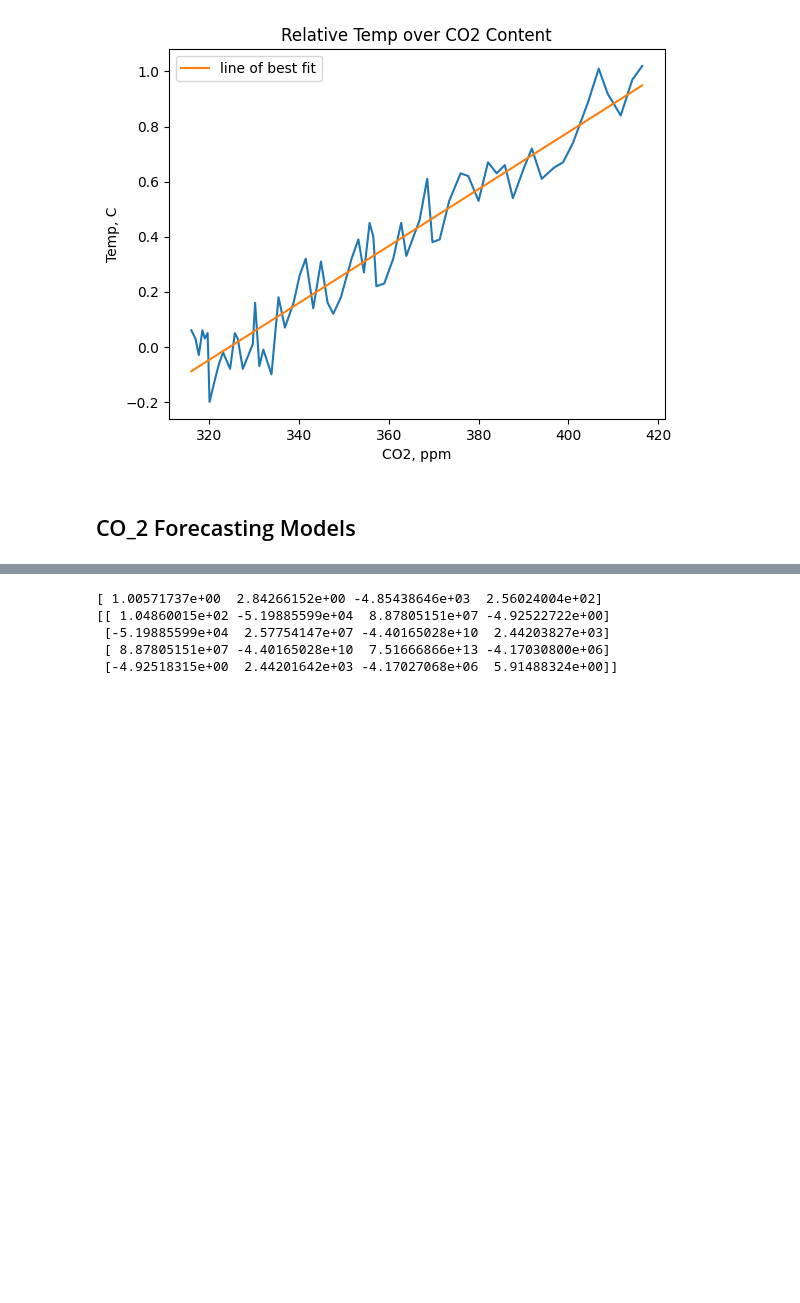
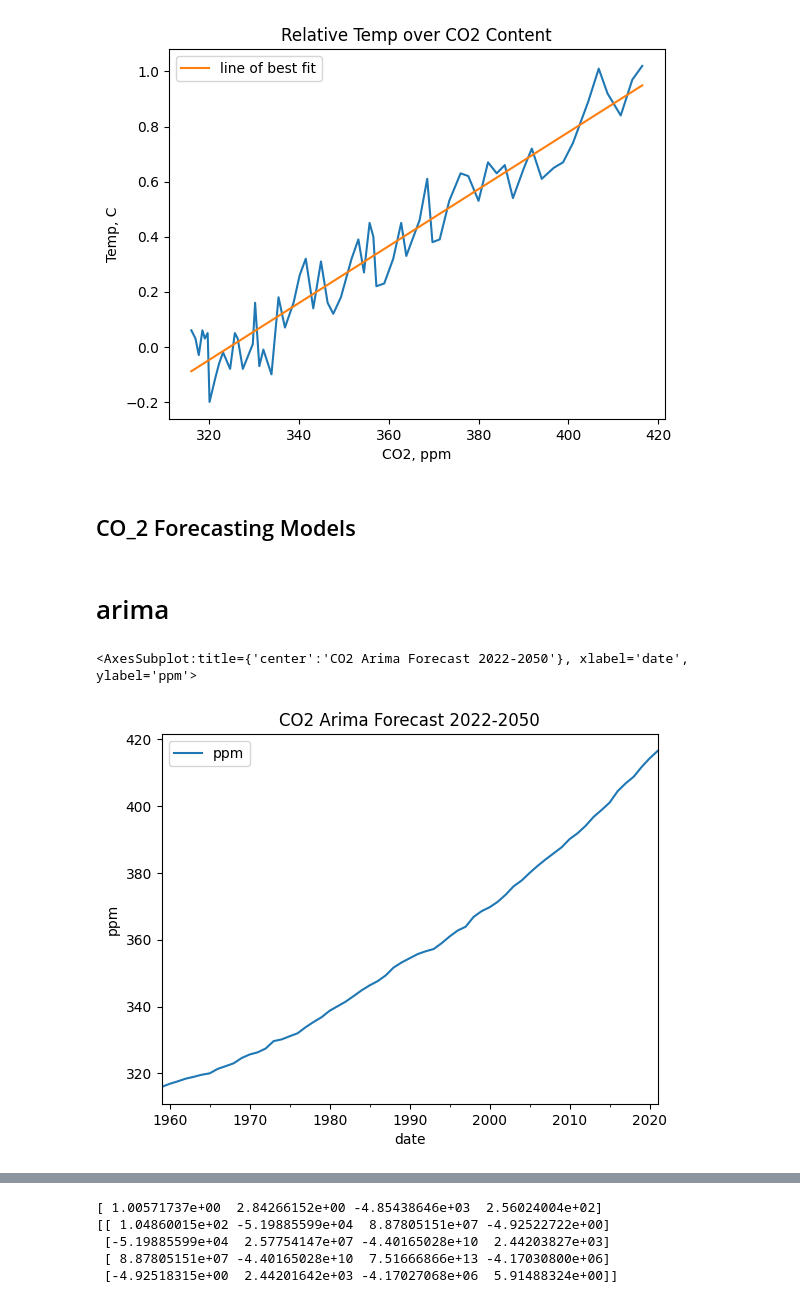
Before and after one commit to akioweh/The-HiMCM, a Jupyter notebook: py/main.ipynb, the cells around one changed output, grey strips where cells are left out. Saved outputs shown, nothing was run; the diff lists cells and outputs as text; code cells hidden in the pictures; blank space fills up the shorter version.

Commit message:
arima (work in progress)

```diff
--- a/py/main.ipynb
+++ b/py/main.ipynb
@@ -80,3 +64,17 @@ plt.show()
 [figure]
 # %% [markdown]
 ## CO_2 Forecasting Models
+# %% [markdown]
+# arima
+# %%
+import statsmodels.api as sm
+import statsmodels.tsa.statespace.sarimax as sarima
+from statsmodels.tsa.stattools import adfuller
+
+co2_arima = co2_df.copy()
+co2_arima.columns = ['date', 'ppm']
+co2_arima['date'] = pd.to_datetime(co2_arima.date, format='%Y')
+co2_arima.plot(x='date', y='ppm', xlabel='date', ylabel='ppm', title='CO2 Arima Forecast 2022-2050')
+# %% [output]
+<AxesSubplot:title={'center':'CO2 Arima Forecast 2022-2050'}, xlabel='date', ylabel='ppm'>
+[figure, added]
```
Also changed, not shown: parts of 10 cells of this notebook, 1 other file.
